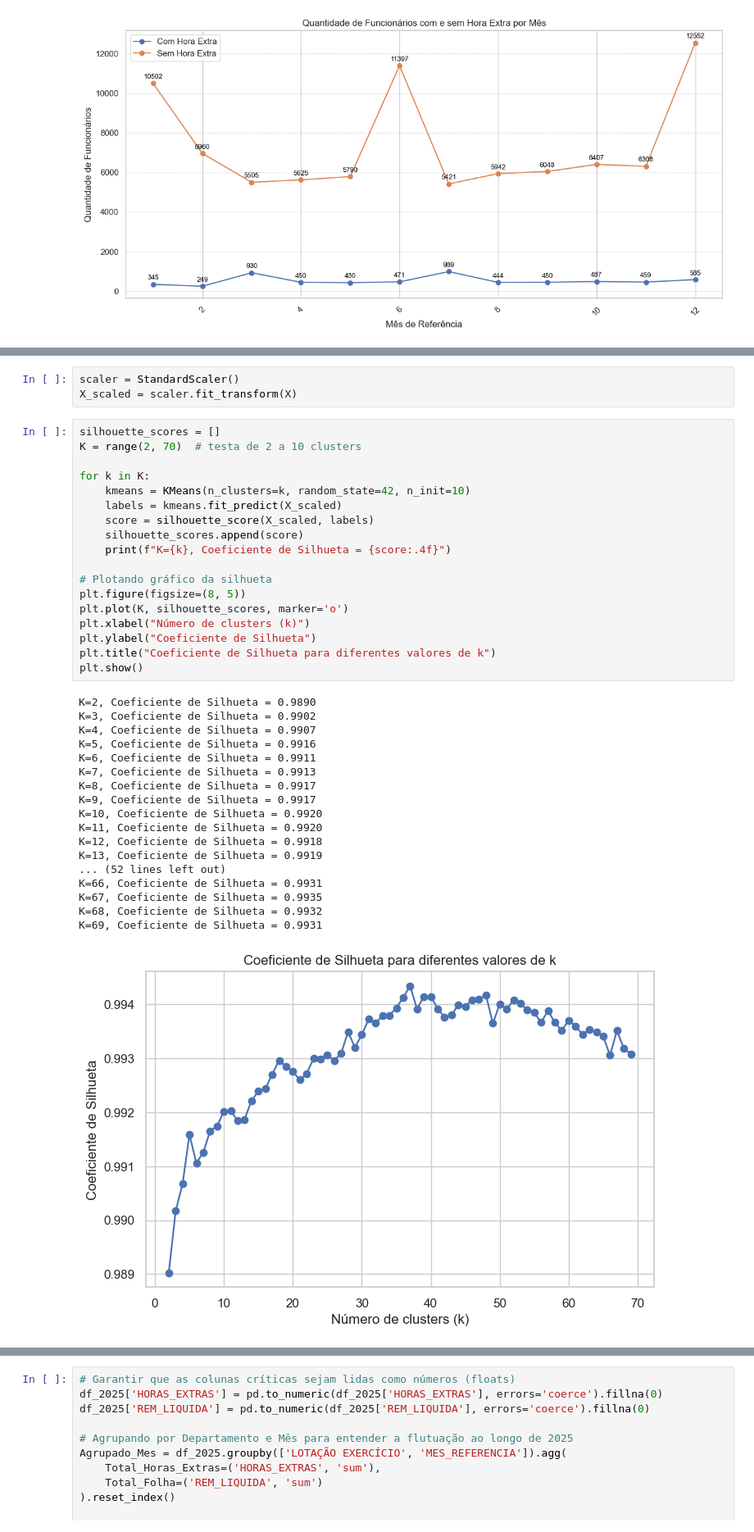
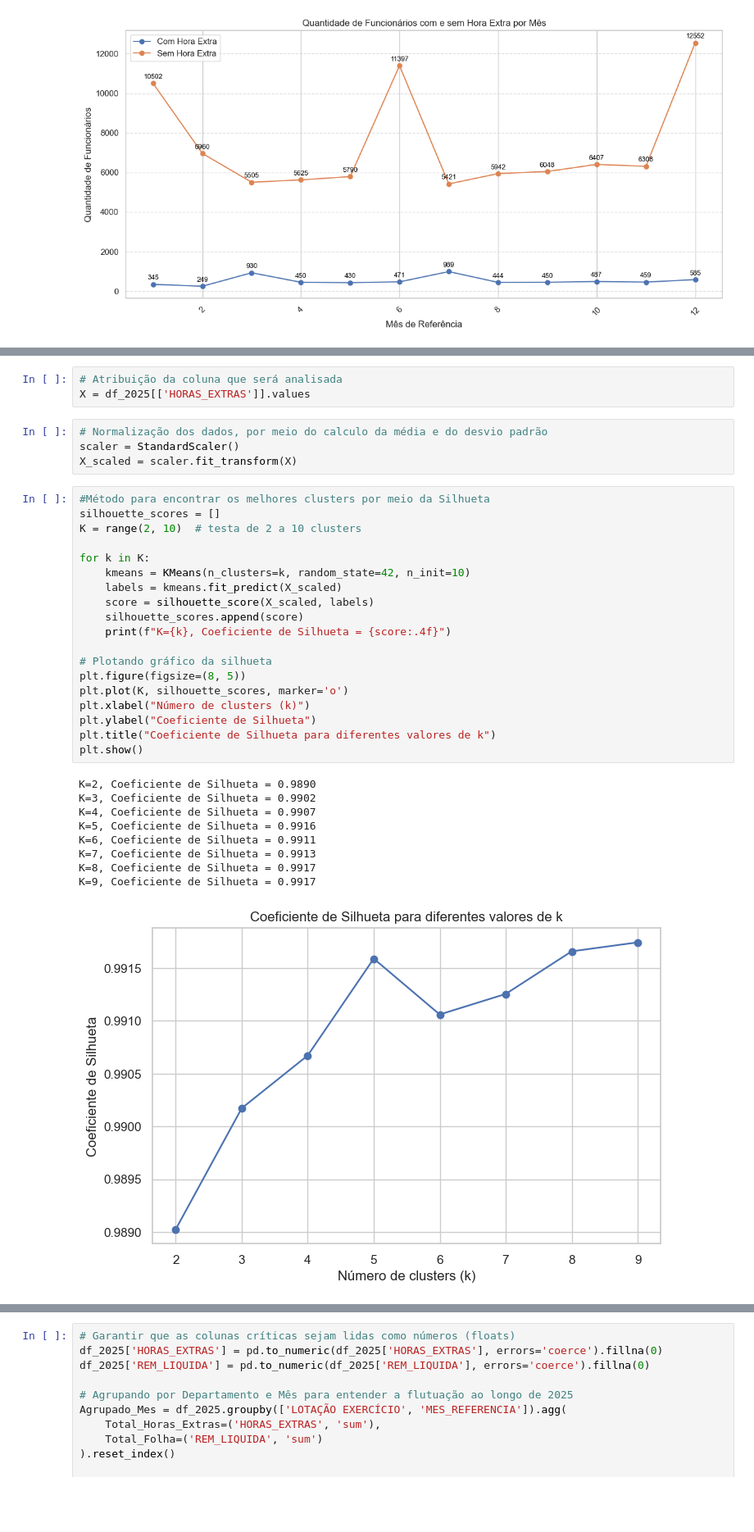
Before and after one commit to Gabriel-nascimento31/Projeto-de-Mineracao-de-Dados, a Jupyter notebook: mineracao.ipynb, the cells around one changed output, grey strips where cells are left out. Shown at 82% size. Cells and saved outputs as stored; diff of their text form; blank space fills up the shorter version.

```diff
--- a/mineracao.ipynb
+++ b/mineracao.ipynb
@@ -88,43 +86,39 @@ X = df_2025[['HORAS_EXTRAS']].values
-# %%
-scaler = StandardScaler()
-X_scaled = scaler.fit_transform(X)
+# %%
+# Atribuição da coluna que será analisada
+X = df_2025[['HORAS_EXTRAS']].values
+# %%
+# Normalização dos dados, por meio do calculo da média e do desvio padrão
+scaler = StandardScaler()
+X_scaled = scaler.fit_transform(X)
 # %%
+#Método para encontrar os melhores clusters por meio da Silhueta
 silhouette_scores = []
-K = range(2, 70)  # testa de 2 a 10 clusters
+K = range(2, 10)  # testa de 2 a 10 clusters
 
 for k in K:
     kmeans = KMeans(n_clusters=k, random_state=42, n_init=10)
     labels = kmeans.fit_predict(X_scaled)
     score = silhouette_score(X_scaled, labels)
     silhouette_scores.append(score)
     print(f"K={k}, Coeficiente de Silhueta = {score:.4f}")
 
 # Plotando gráfico da silhueta
 plt.figure(figsize=(8, 5))
 plt.plot(K, silhouette_scores, marker='o')
 plt.xlabel("Número de clusters (k)")
 plt.ylabel("Coeficiente de Silhueta")
 plt.title("Coeficiente de Silhueta para diferentes valores de k")
 plt.show()
 # %% [output]
 K=2, Coeficiente de Silhueta = 0.9890
 K=3, Coeficiente de Silhueta = 0.9902
 K=4, Coeficiente de Silhueta = 0.9907
 K=5, Coeficiente de Silhueta = 0.9916
 K=6, Coeficiente de Silhueta = 0.9911
 K=7, Coeficiente de Silhueta = 0.9913
 K=8, Coeficiente de Silhueta = 0.9917
 K=9, Coeficiente de Silhueta = 0.9917
-K=10, Coeficiente de Silhueta = 0.9920
-K=11, Coeficiente de Silhueta = 0.9920
-K=12, Coeficiente de Silhueta = 0.9918
-K=13, Coeficiente de Silhueta = 0.9919
-... (52 lines left out)
-K=66, Coeficiente de Silhueta = 0.9931
-K=67, Coeficiente de Silhueta = 0.9935
-K=68, Coeficiente de Silhueta = 0.9932
-K=69, Coeficiente de Silhueta = 0.9931
-[figure, old version]
+[figure, new version]
 # %%
 # Escolher o melhor k (maior silhueta)
 best_k = K[silhouette_scores.index(max(silhouette_scores))]
```
Also changed, not shown: parts of 10 cells of this notebook.
